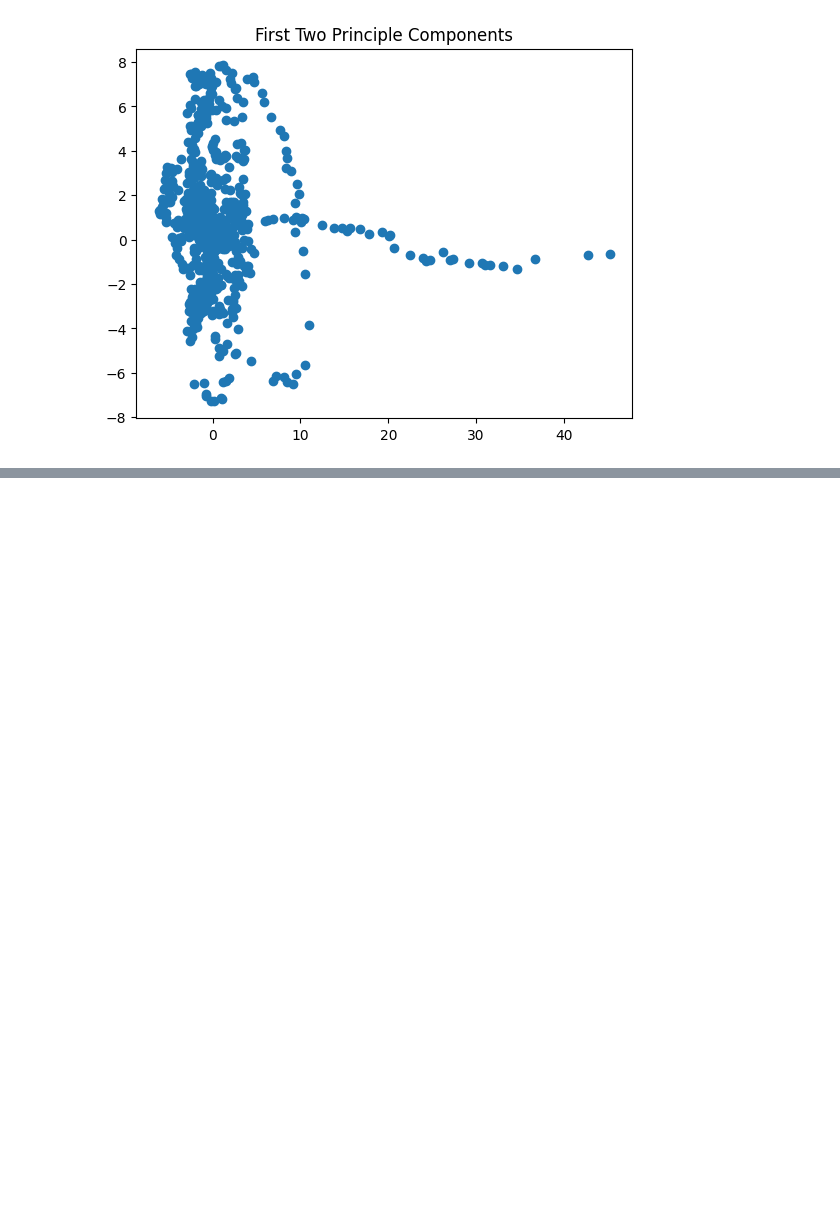
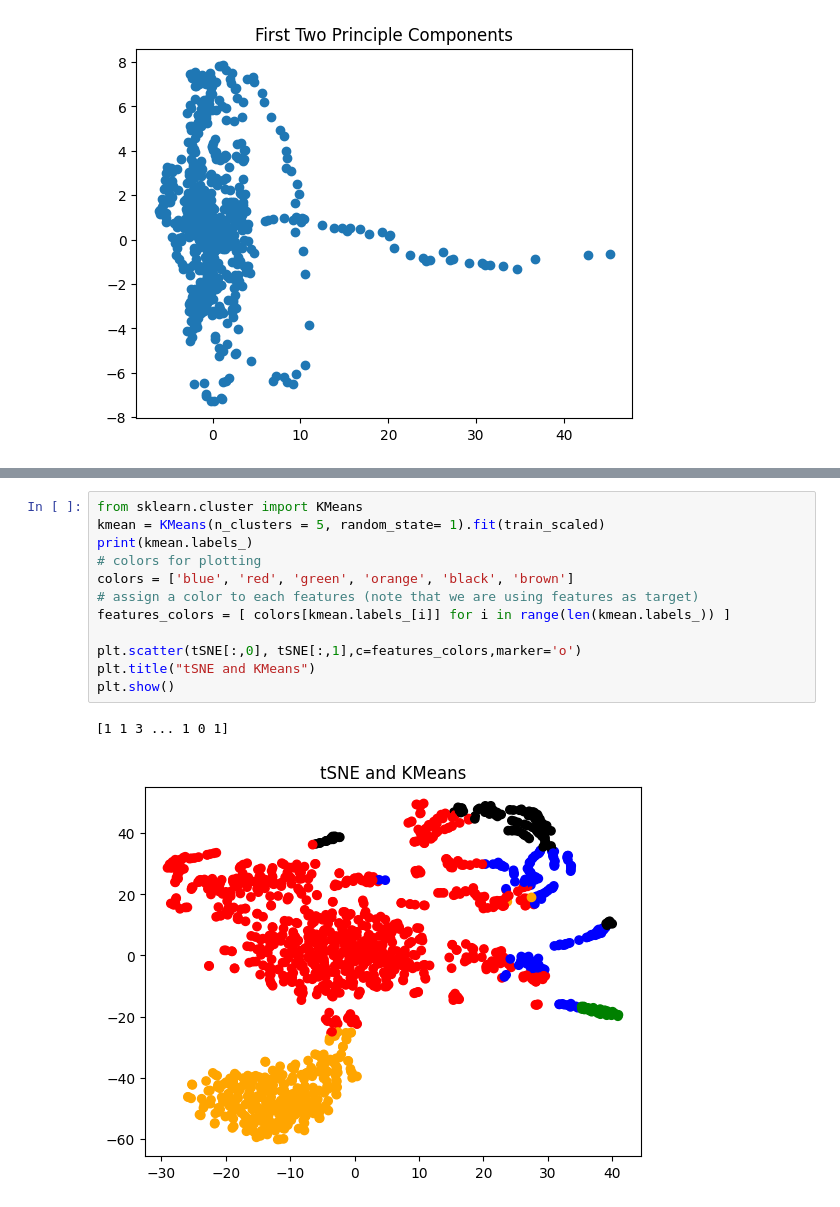
Before and after one commit to KyleTerrito/CHE4230, a Jupyter notebook: testing/Testing.ipynb, the cells around one changed output, grey strips where cells are left out. Saved outputs shown, nothing was run; the diff lists cells and outputs as text; blank space fills up the shorter version.

```diff
--- a/testing/Testing.ipynb
+++ b/testing/Testing.ipynb
@@ -63,0 +107,15 @@ plt.scatter(part_tSNE[:,0], part_tSNE[:,1])
+# %%
+from sklearn.cluster import KMeans
+kmean = KMeans(n_clusters = 5, random_state= 1).fit(train_scaled)
+print(kmean.labels_)
+# colors for plotting
+colors = ['blue', 'red', 'green', 'orange', 'black', 'brown']
+# assign a color to each features (note that we are using features as target)
+features_colors = [ colors[kmean.labels_[i]] for i in range(len(kmean.labels_)) ]
+
+plt.scatter(tSNE[:,0], tSNE[:,1],c=features_colors,marker='o')
+plt.title("tSNE and KMeans")
+plt.show()
+# %% [output]
+[1 1 3 ... 1 0 1]
+[figure, added]
```
Also changed, not shown: parts of 6 cells of this notebook, 1 other file.
